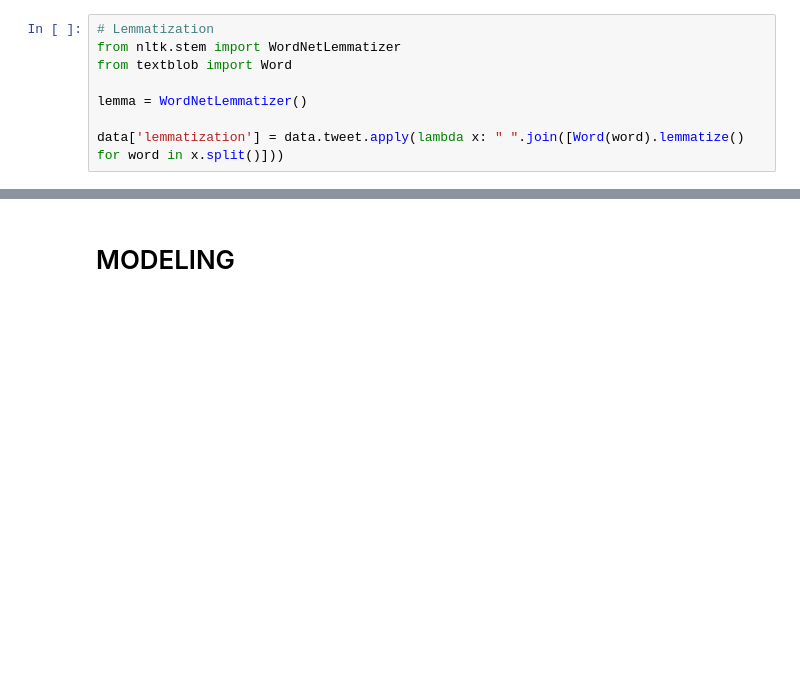
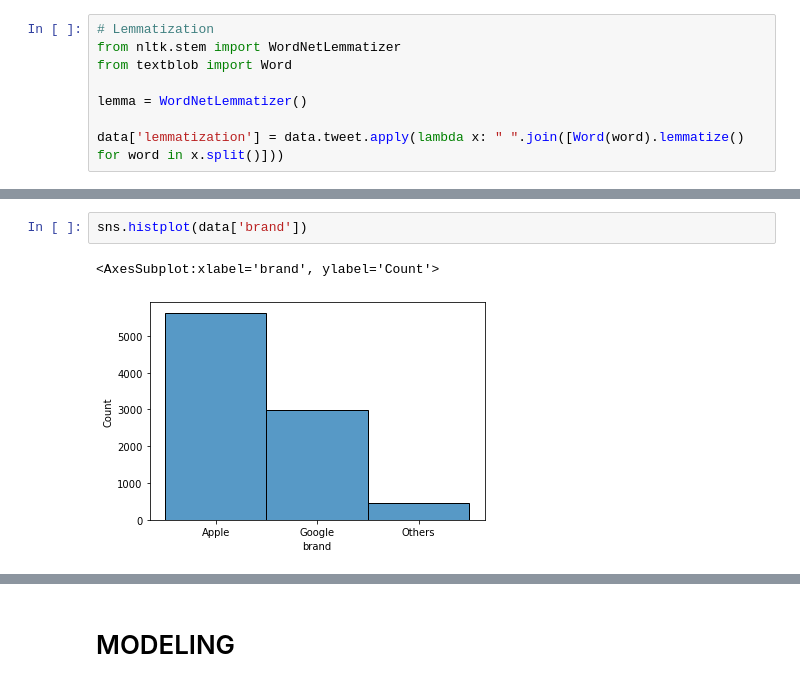
Before and after one commit to EKiplimo/NLP_Sentiment_Analysis, a Jupyter notebook: notebook.ipynb, the cells around one changed output, grey strips where cells are left out. Saved outputs shown, nothing was run; the diff lists cells and outputs as text; blank space fills up the shorter version.

```diff
--- a/notebook.ipynb
+++ b/notebook.ipynb
@@ -350,0 +407,5 @@ plt.show()
+# %%
+sns.histplot(data['brand'])
+# %% [output]
+<AxesSubplot:xlabel='brand', ylabel='Count'>
+[figure, added]
```
Also changed, not shown: parts of 13 cells of this notebook.
